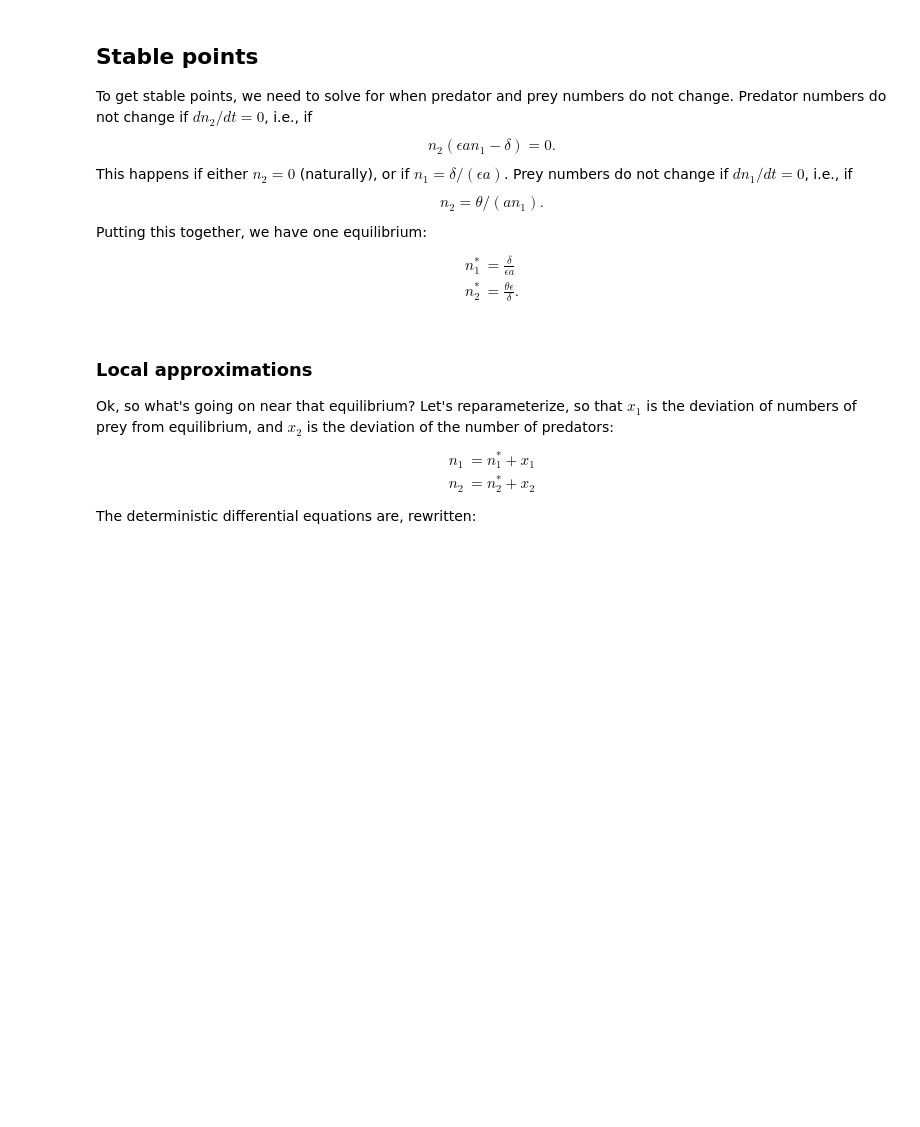
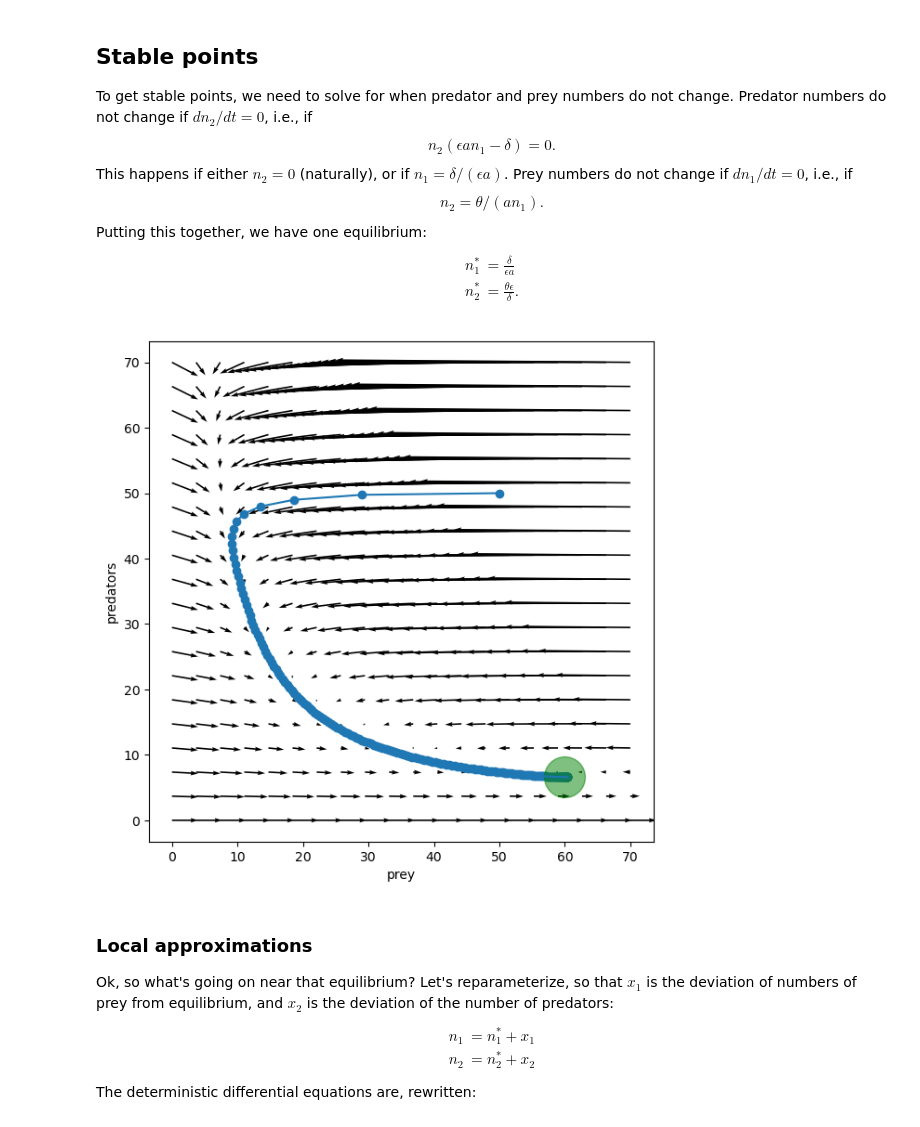
Before and after one commit to petrelharp/popbio, a Jupyter notebook: notebooks/nonlinear_systems.ipynb, the cells around one changed output. Drawn from its saved outputs; the diff is of its cells as text; code cells hidden in the pictures; blank space fills up the shorter version.

```diff
--- a/notebooks/nonlinear_systems.ipynb
+++ b/notebooks/nonlinear_systems.ipynb
@@ -69,32 +69,33 @@ $$\begin{aligned}
 # %%
 def pp_eqn(N, M, dt, theta, a, eps, delta):
     next_N = N + dt * (theta - a * N * M)
     next_M = M + dt * (eps * a * N * M - delta * M)
     return next_N, next_M
 
 def pp_equil(theta, a, eps, delta):
     return delta / (eps * a), theta * eps / delta
 
 pp_args = {'theta' : 40,
            'a' : 0.1,
            'eps' : 0.05,
            'delta' : 0.3}
 equil = pp_equil(**pp_args)
 
 tN, tM = run_sim_2d([50], [50], pp_eqn, 200, dtype='float',
                     dt=0.1, **pp_args)
 
 
-plt.rcParams['figure.figsize'] = [10, 10]
 fig, ax = plt.subplots()
 phase_plot(pp_eqn, xlim=[0, 70], ylim=[0, 70], nx=20, ny=20, scale=True,
            ax=ax, dt=0.1, **pp_args)
 ax.plot(tN, tM)
 ax.scatter(tN, tM)
 ax.scatter(equil[0], equil[1], s=1000, c='g', alpha=0.5)
 ax.axis('equal')
 plt.xlabel("prey")
 plt.ylabel("predators");
+# %% [output]
+[figure, added]
 # %% [markdown]
 ### Local approximations
 
```
Also changed, not shown: parts of 6 cells of this notebook, 1 other file.
